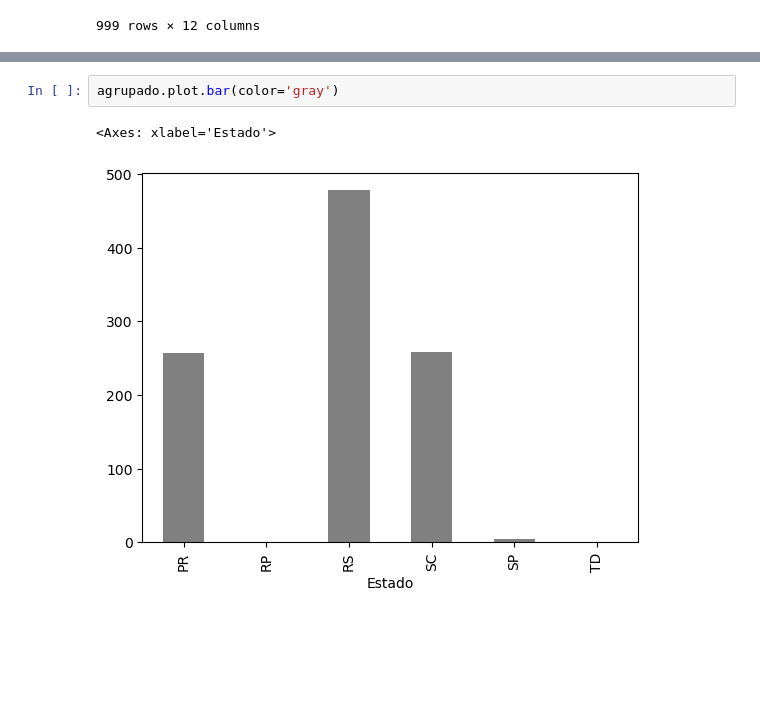
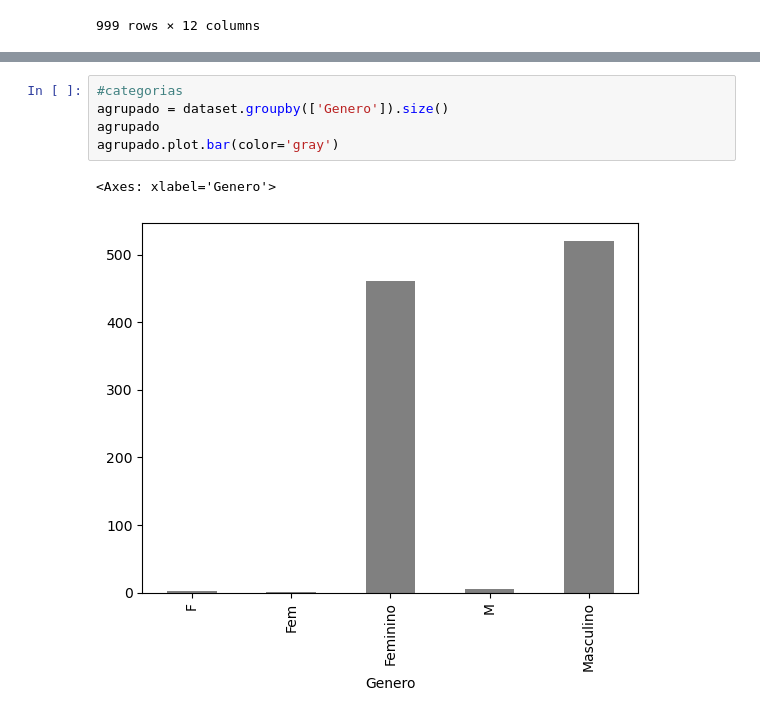
Before and after one commit to ingridlindor/Cientista-de-dados-Python, a Jupyter notebook: Limpeza e Tratamento de Dados/Preparacao.ipynb, the cells around one changed output, grey strips where cells are left out. Saved outputs shown, nothing was run; the diff lists cells and outputs as text; blank space fills up the shorter version.

```diff
--- a/Limpeza e Tratamento de Dados/Preparacao.ipynb
+++ b/Limpeza e Tratamento de Dados/Preparacao.ipynb
@@ -64,5 +59,8 @@ dtype: int64
 # %%
+#categorias
+agrupado = dataset.groupby(['Genero']).size()
+agrupado
 agrupado.plot.bar(color='gray')
 # %% [output]
-<Axes: xlabel='Estado'>
+<Axes: xlabel='Genero'>
-[figure, old version]
+[figure, new version]
```
Also changed, not shown: parts of 10 cells of this notebook, 1 other file.
